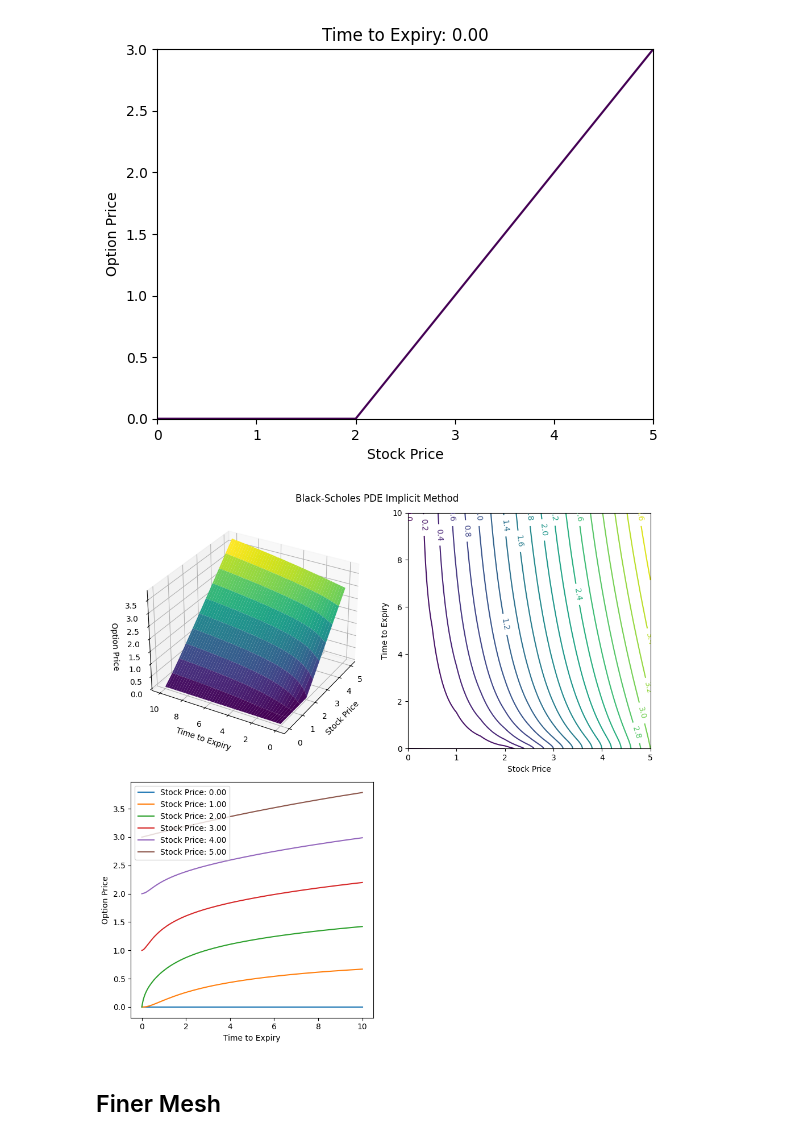
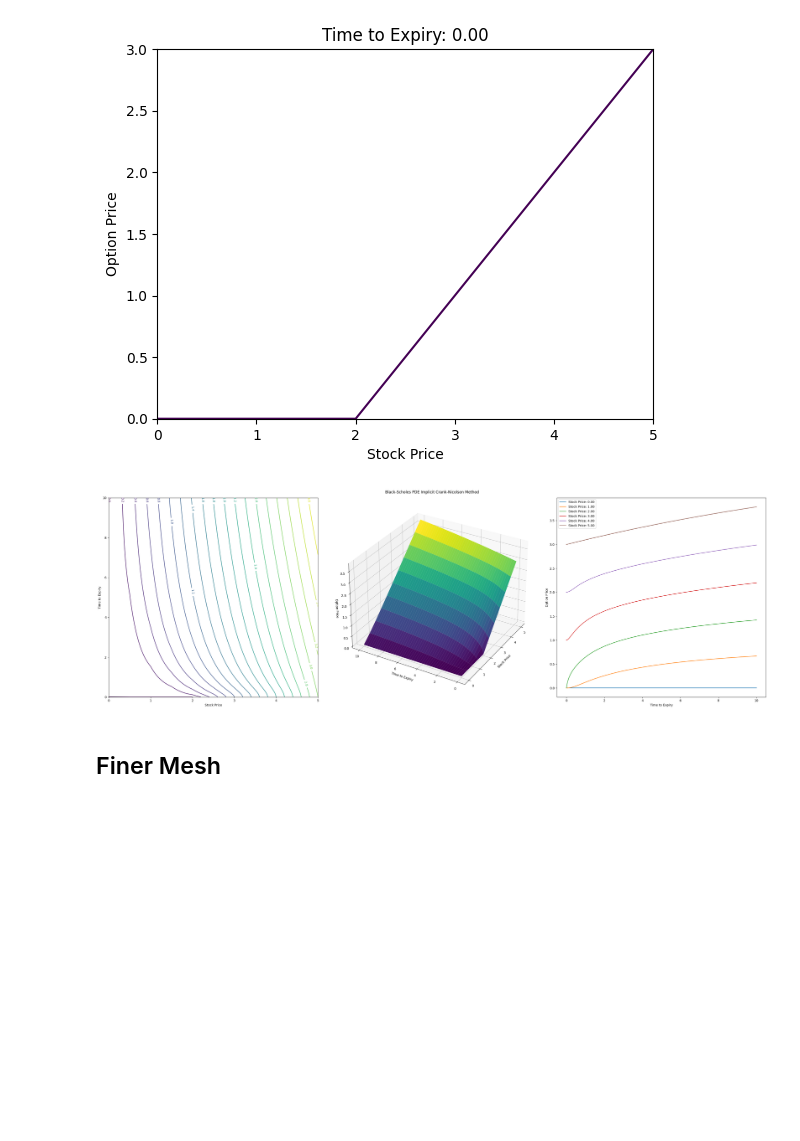
Before and after one commit to thedylone/black-scholes-numerical, a Jupyter notebook: Computing_CW.ipynb, the cells around one changed output. Cells and saved outputs as stored; diff of their text form; code cells hidden in the pictures; blank space fills up the shorter version.

```diff
--- a/Computing_CW.ipynb
+++ b/Computing_CW.ipynb
@@ -39,6 +63,7 @@ k = 0.01
 
 # Coefficients
 def coeffs():
+    """precalculate common coefficients to reduce computations"""
     alpha = SD**2 / (2 * h**2)
     """coefficient for the second derivative in the stock price"""
     beta = R / h
@@ -352,20 +382,21 @@ plt.show()
 [figure]
 # %%
 # combined plot
-fig = plt.figure(figsize=(10, 10))
-fig.suptitle("Black-Scholes PDE Implicit Method")
-surf_ax = fig.add_subplot(221, projection="3d")
+fig = plt.figure(figsize=(30, 10))
+fig.suptitle("Black-Scholes PDE Implicit Crank-Nicolson Method")
+surf_ax = fig.add_subplot(132, projection="3d")
 surface_plot(V_imp, fig, surf_ax)
-contour_ax = fig.add_subplot(222)
+contour_ax = fig.add_subplot(131)
 contour_plot(V_imp, fig, contour_ax)
-value_time_ax = fig.add_subplot(223)
+value_time_ax = fig.add_subplot(133)
 value_time_plot(V_imp, fig, value_time_ax)
 # ani_ax = fig.add_subplot(224)
 # animated_plot(V_imp, fig, ani_ax)
 fig.tight_layout()
+plt.savefig("implicit.png")
 plt.show()
 # %% [output]
-[figure, old version]
+[figure, new version]
 # %% [markdown]
 ## Finer Mesh
 # %%
```
Also changed, not shown: parts of 19 cells of this notebook, 7 other files.
